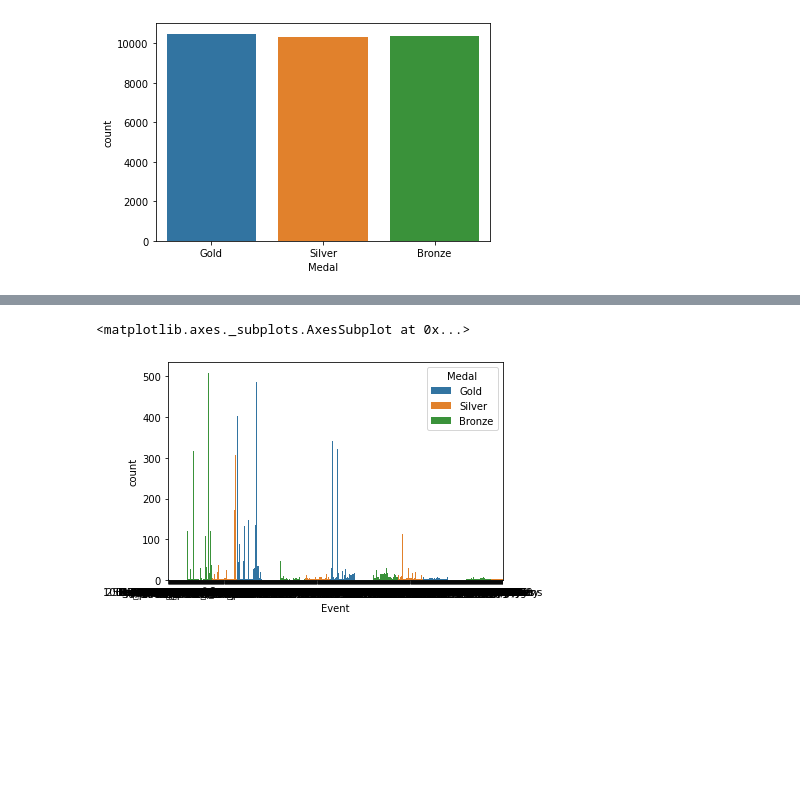
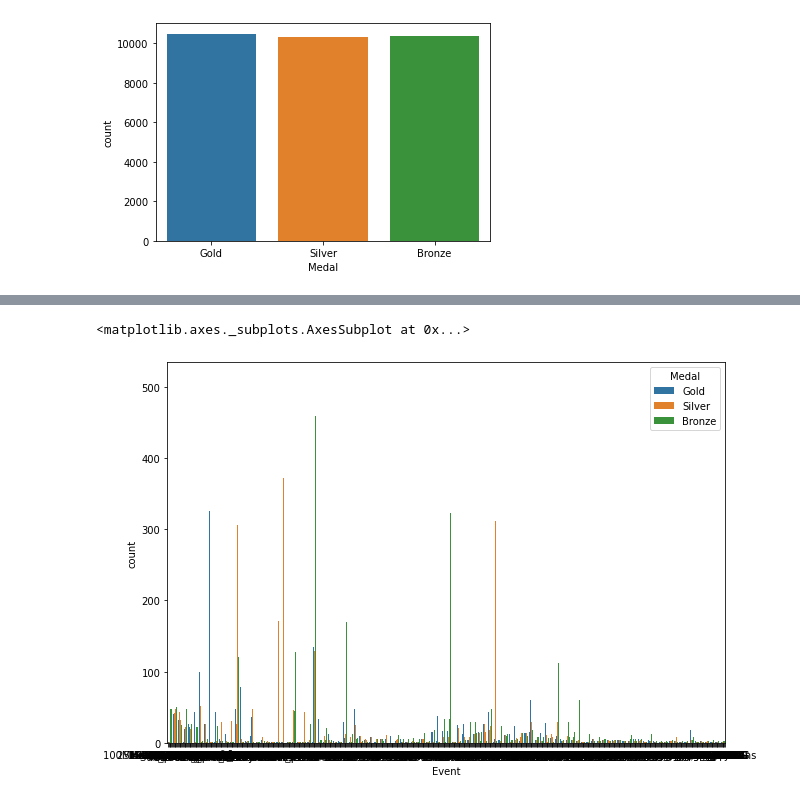
Before and after one commit to Creatrohit9/OLYMPIC-ANALYSIS, a Jupyter notebook: Olympic_Analysis_by_Rohit_bhadauriya_2022.ipynb, the cells around one changed output, grey strips where cells are left out. Cells and saved outputs as stored; diff of their text form; code cells hidden in the pictures; blank space fills up the shorter version.

```diff
--- a/Olympic_Analysis_by_Rohit_bhadauriya_2022.ipynb
+++ b/Olympic_Analysis_by_Rohit_bhadauriya_2022.ipynb
@@ -269,5 +307,6 @@ sns.countplot(x ='Country',hue = 'Medal', data = dfsum)
 # %%
+fig=plt.figure(figsize=(10,7))
 sns.countplot(x ='Event',hue = 'Medal', data = dfsum)
 # %% [output]
 <matplotlib.axes._subplots.AxesSubplot at 0x...>
-[figure, old version]
+[figure, new version]
```
Also changed, not shown: parts of 9 cells of this notebook.
